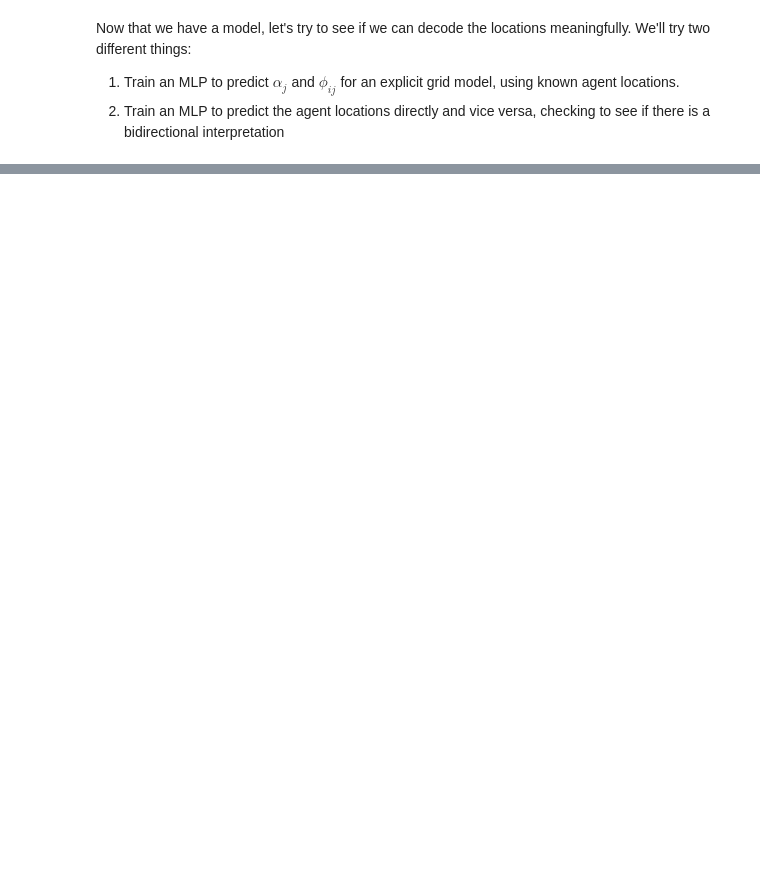
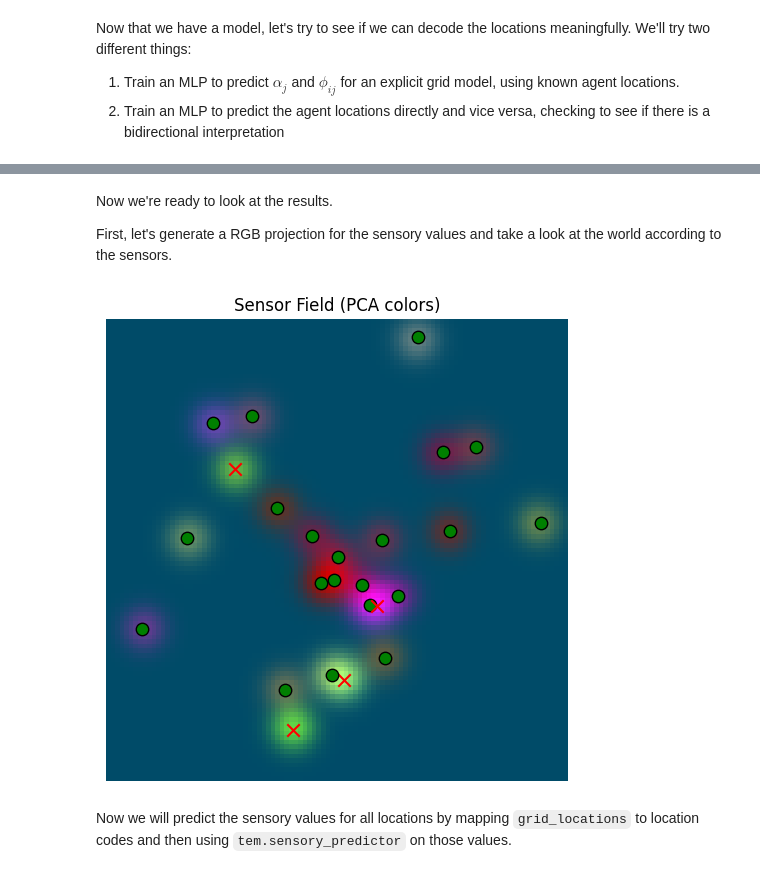
Before and after one commit to hypernicon/tree-world, a Jupyter notebook: notebook/localizing_with_tem_t.ipynb, the cells around one changed output, grey strips where cells are left out. Cells and saved outputs as stored; diff of their text form; code cells hidden in the pictures; blank space fills up the shorter version.

```diff
--- a/notebook/localizing_with_tem_t.ipynb
+++ b/notebook/localizing_with_tem_t.ipynb
@@ -1020,0 +1004,6 @@ RuntimeError: shape '[1000, 2]' is invalid for input of size 6000
+# %%
+from tree_world.models.tem_t import TemLocalizer
+
+tem = TemLocalizer.from_config(config)
+
+tem.load_state_dict(torch.load("./tree_world_model.random.pt", map_location=torch.device('cpu')))
@@ -1020,0 +1014,15 @@ RuntimeError: shape '[1000, 2]' is invalid for input of size 6000
+# %%
+world.agent.model.tem = tem
+
+steps = 1000
+
+print(f"Running tree world for {steps} steps...")
+world.run(steps, record=True, allow_death=False)
+print()
+print("Tree world run complete.")
+
+print(f"Agent health: {world.agent.health}")
+print(f"Agent fruit eaten: {world.agent.fruit_eaten}")
+print(f"Agent poisonous fruit eaten: {world.agent.poisonous_fruit_eaten}")
+print(f"Agent total movement: {world.agent.total_movement}")
+print(f"Agent final location: {torch.norm(world.agent.location).item()}")
@@ -1020,0 +1075,28 @@ RuntimeError: shape '[1000, 2]' is invalid for input of size 6000
+# %% [markdown]
+Now we're ready to look at the results.
+
+First, let's generate a RGB projection for the sensory values and take a look at the world according to the sensors.
+# %%
+from tree_world.simulation import SimpleSensor
+from tree_world.visualize import make_sensory_grid
+from tree_world.visualize import RGBProjector
+
+R = 50
+D = 1024
+S = 2 * R + 1
+real_magnitude = 500.0
+gamma = 2 * real_magnitude / (S - 1)
+
+sensor = SimpleSensor.from_config(config)
+
+grid_locations, sensor_values = make_sensory_grid(S, real_magnitude, world, sensor)
+
+rgb_model = RGBProjector.make_rgb_model_from_sensor_values(sensor_values)
+# %%
+%matplotlib inline
+
+base_sensor_field, fig, ax = rgb_model.plot_sensor_field(world, sensor_values)
+# %% [output]
+[figure, added]
+# %% [markdown]
+Now we will predict the sensory values for all locations by mapping `grid_locations` to location codes and then using `tem.sensory_predictor` on those values.
```
Also changed, not shown: parts of 16 cells of this notebook, 2 other files.
